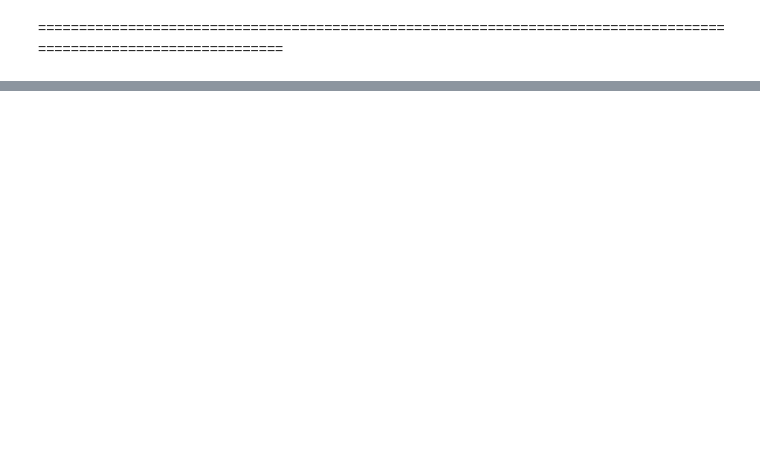
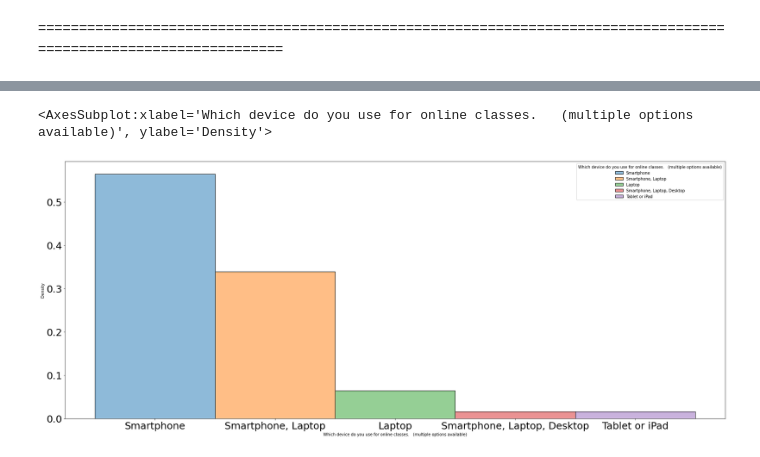
Before and after one commit to BALAJI24092001/Student-Perception-Analysis, a Jupyter notebook: StudentPercetionAnalysis.ipynb, the cells around one changed output, grey strips where cells are left out. Saved outputs shown, nothing was run; the diff lists cells and outputs as text; code cells hidden in the pictures; blank space fills up the shorter version.

```diff
--- a/StudentPercetionAnalysis.ipynb
+++ b/StudentPercetionAnalysis.ipynb
@@ -717,5 +818,8 @@ df3.info()
 # %%
 plt.figure(figsize=(30, 12))
 plt.xticks(size=25)
 plt.yticks(size=25)
-sns.histplot(data=df3, x='Which device do you use for online classes.   (multiple options available)', binwidth=0.5,hue='Which device do you use for online classes.   (multiple options available)', stat='percent')
+sns.histplot(data=df3, x='Which device do you use for online classes.   (multiple options available)', binwidth=0.5,hue='Which device do you use for online classes.   (multiple options available)', stat='density')
+# %% [output]
+<AxesSubplot:xlabel='Which device do you use for online classes.   (multiple options available)', ylabel='Density'>
+[figure, added]
```
Also changed, not shown: parts of 25 cells of this notebook.
